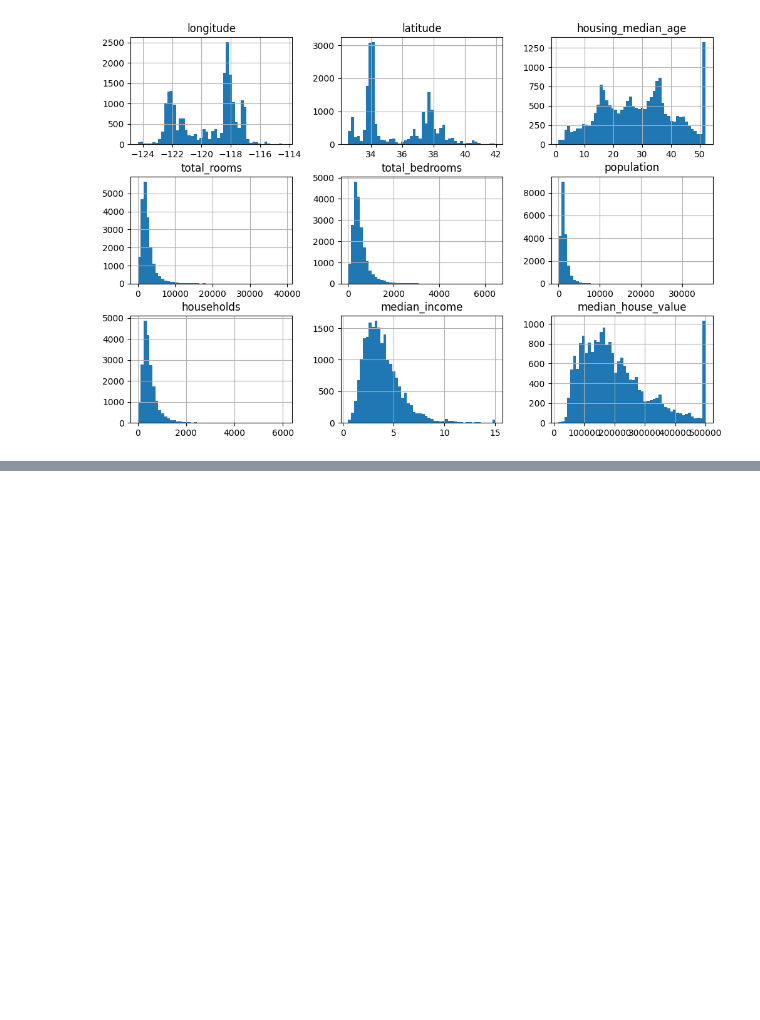
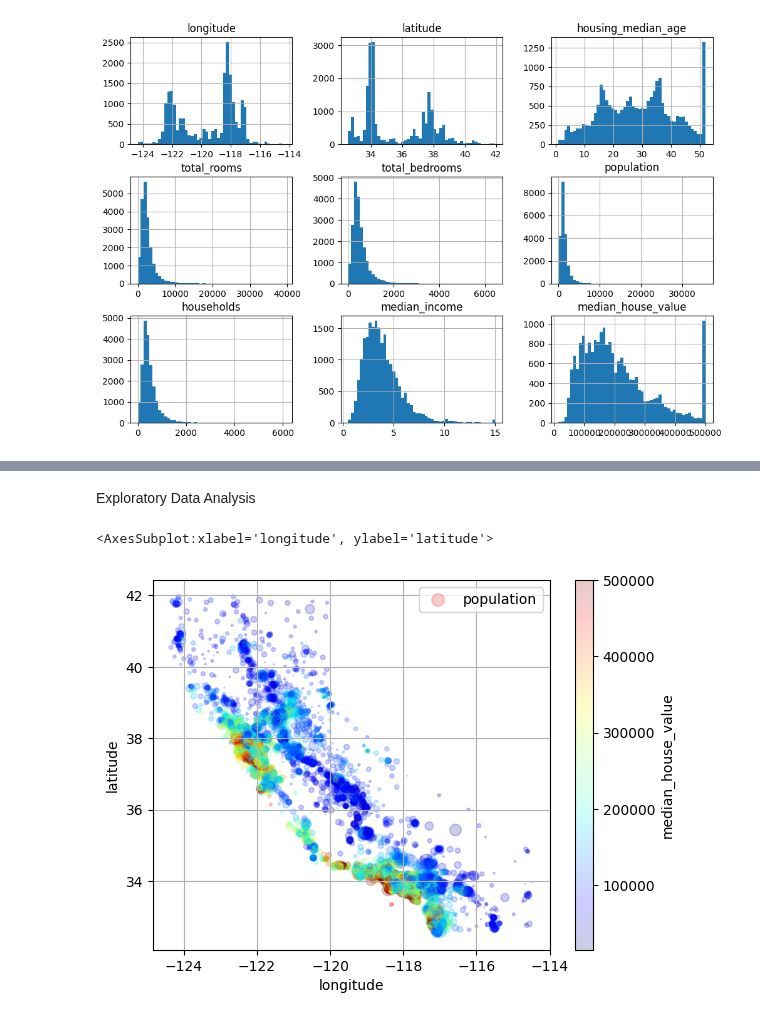
Before and after one commit to TaurusFire/Hands-on-Machine-Learning-Code-Notes, a Jupyter notebook: Chapter 2- Housing Project/HousingPrices.ipynb, the cells around one changed output, grey strips where cells are left out. Drawn from its saved outputs; the diff is of its cells as text; code cells hidden in the pictures; blank space fills up the shorter version.

```diff
--- a/Chapter 2- Housing Project/HousingPrices.ipynb
+++ b/Chapter 2- Housing Project/HousingPrices.ipynb
@@ -127,0 +188,12 @@ def shuffleAndSplitData(data, test_ratio):
+# %%
+#the stratified shuffle split class from sklearn.model_selection has split functions that can be used to generate n different stratified splits of the same dataset.
+splitter = StratifiedShuffleSplit(n_splits=10, test_size=0.2, random_state= 42)
+stratSplits = []
+for trainIndex, testIndex in splitter.split(housing, housing["income_cat"]):
+    stratTrainSetN = housing.iloc[trainIndex]
+    stratTestSetN = housing.iloc[testIndex]
+    stratSplits.append([stratTrainSetN, stratTestSetN])
+
+#one can also obtain just a single split using train_test_split:
+stratTrainSet, stratTestSet = train_test_split(housing, test_size=0.2,
+                                               stratify=housing["income_cat"], random_state=42)
@@ -127,0 +219,14 @@ def shuffleAndSplitData(data, test_ratio):
+# %% [markdown]
+Exploratory Data Analysis
+# %%
+#since we will experiment with various transformations of the full training set we can make a copy of the original to revert to afterwards if needed
+housing = stratTrainSet.copy()
+# %%
+#specify kind="scatter" in the plot function to get a scatter graph
+#you can also set the variables for the radius representation with the s parameter and colour representation with the c parameter.
+#the color map is given by the cmap parameter (gives a colour range, e.g. blue for low values and red for large values)
+
+housing.plot(kind = "scatter", x="longitude", y="latitude", s=housing["population"]/100, c = "median_house_value", label = "population", cmap = "jet", colorbar=True, legend = True, sharex= False, grid = True, alpha = 0.2)
+# %% [output]
+<AxesSubplot:xlabel='longitude', ylabel='latitude'>
+[figure, added]
```
Also changed, not shown: parts of 13 cells of this notebook.
